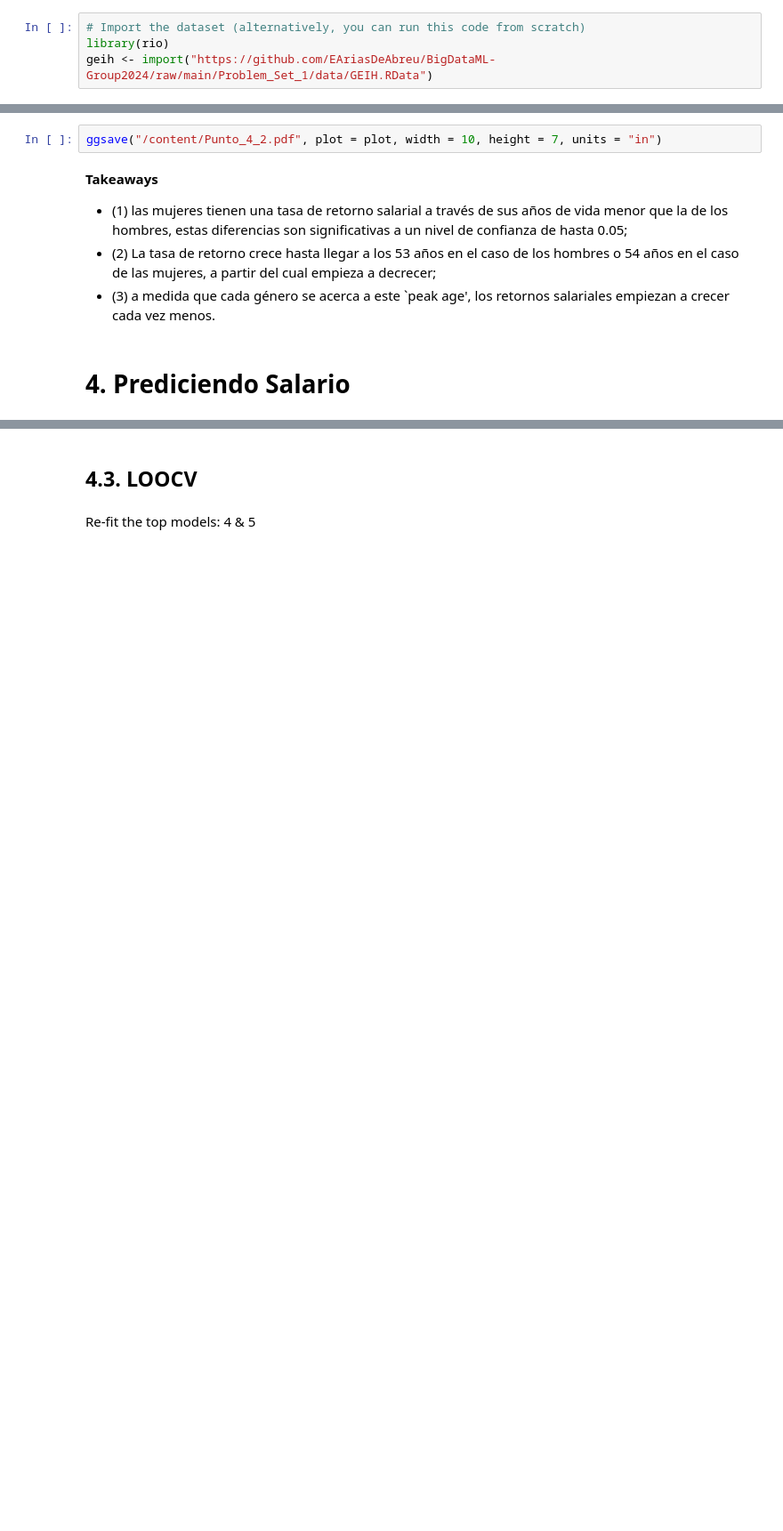
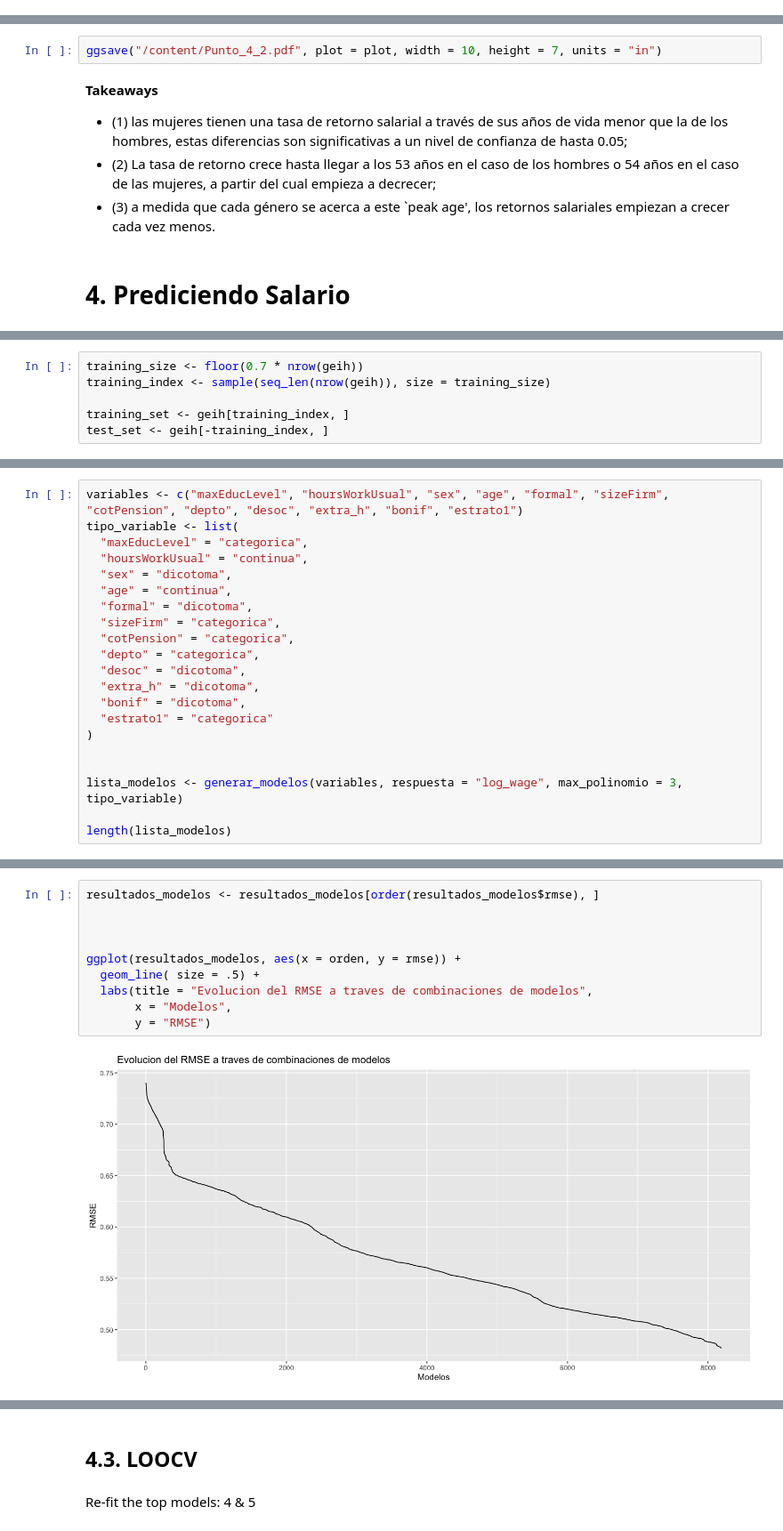
Before and after one commit to EAriasDeAbreu/BigDataML-Group2024, a Jupyter notebook: Problem_Set_1/scripts/edmundo/Pset_1.ipynb, the cells around one changed output, grey strips where cells are left out. Shown at 89% size. Drawn from its saved outputs; the diff is of its cells as text; blank space fills up the shorter version.

```diff
--- a/Problem_Set_1/scripts/edmundo/Pset_1.ipynb
+++ b/Problem_Set_1/scripts/edmundo/Pset_1.ipynb
@@ -750,10 +650,6 @@ ggplot(df, aes(x = age, y = log_wage)) +
 Las implicaciones de los sesgos de género dentro de la remuneración en el mercado laboral han sido una preocupación latente tanto para los investigadores como para los hacedores de política en el último medio siglo. Algunas investigaciones han encontrado un rezago en la participación femenina como porcentaje del total de empleados en el país (véase Palomino et al., 2015), y estudios recientes han determinado que, de continuar al ritmo actual, **se necesitarán 131 años para cerrar las brechas económicas de género** (World Economic Forum, 2023). Colombia, por su parte, tiene una brecha de género de 24,9% en términos del Global Gap Index, que pondera la paridad en acceso a participación económica, logro educativo, salud y participación política, y ocupa el lugar 42 entre los 146 países considerados en esta medición, donde Islandia es el país en el primer puesto (World Economic Forum, 2023). En esta sección, analizaremos los **diferenciales salariales de género** en Bogotá a través de los datos del Reporte de Medición de Pobreza Monetaria y Desigualdad, 2018.
 # %% [markdown]
 ## 3.0. Importar los Datos
-# %%
-# Import the dataset (alternatively, you can run this code from scratch)
-library(rio)
-geih <- import("https://github.com/EAriasDeAbreu/BigDataML-Group2024/raw/main/Problem_Set_1/data/GEIH.RData")
 # %%
 # Wage per hour
 summary(geih$y_ingLab_m_ha)
@@ -1342,0 +995,6 @@ El hecho de que el modelo no predizca correctamente los outliers no es de gran p
+# %%
+training_size <- floor(0.7 * nrow(geih))
+training_index <- sample(seq_len(nrow(geih)), size = training_size)
+
+training_set <- geih[training_index, ]
+test_set <- geih[-training_index, ]
@@ -1342,0 +1034,21 @@ El hecho de que el modelo no predizca correctamente los outliers no es de gran p
+# %%
+variables <- c("maxEducLevel", "hoursWorkUsual", "sex", "age", "formal", "sizeFirm", "cotPension", "depto", "desoc", "extra_h", "bonif", "estrato1")
+tipo_variable <- list(
+  "maxEducLevel" = "categorica",
+  "hoursWorkUsual" = "continua",
+  "sex" = "dicotoma",
+  "age" = "continua",
+  "formal" = "dicotoma",
+  "sizeFirm" = "categorica",
+  "cotPension" = "categorica",
+  "depto" = "categorica",
+  "desoc" = "dicotoma",
+  "extra_h" = "dicotoma",
+  "bonif" = "dicotoma",
+  "estrato1" = "categorica"
+)
+
+
+lista_modelos <- generar_modelos(variables, respuesta = "log_wage", max_polinomio = 3, tipo_variable)
+
+length(lista_modelos)
@@ -1342,0 +1115,12 @@ El hecho de que el modelo no predizca correctamente los outliers no es de gran p
+# %%
+resultados_modelos <- resultados_modelos[order(resultados_modelos$rmse), ]
+
+
+
+ggplot(resultados_modelos, aes(x = orden, y = rmse)) +
+  geom_line( size = .5) +
+  labs(title = "Evolucion del RMSE a traves de combinaciones de modelos",
+       x = "Modelos",
+       y = "RMSE")
+# %% [output]
+[figure, added]
```
Also changed, not shown: parts of 62 cells of this notebook, 1 other file.
